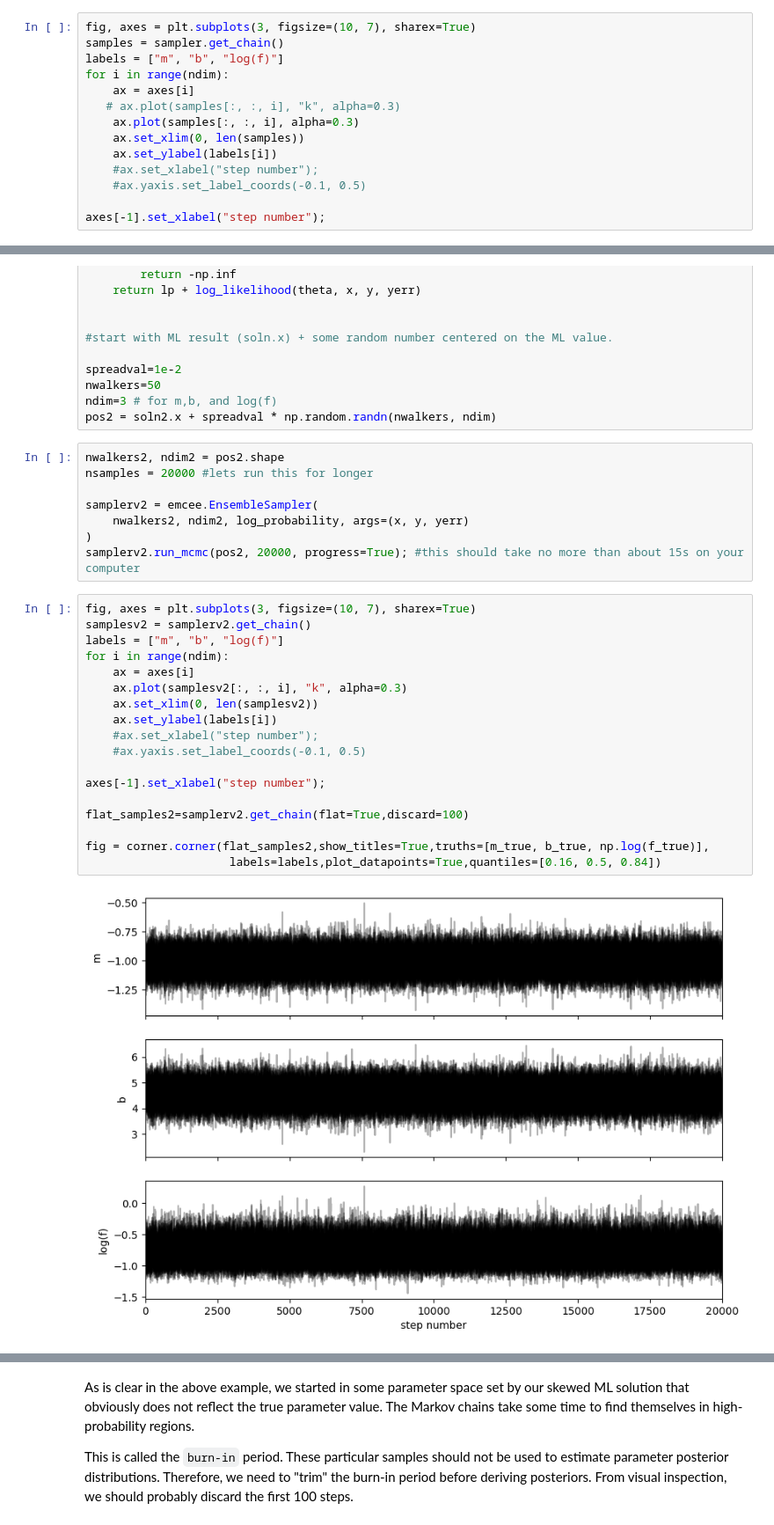
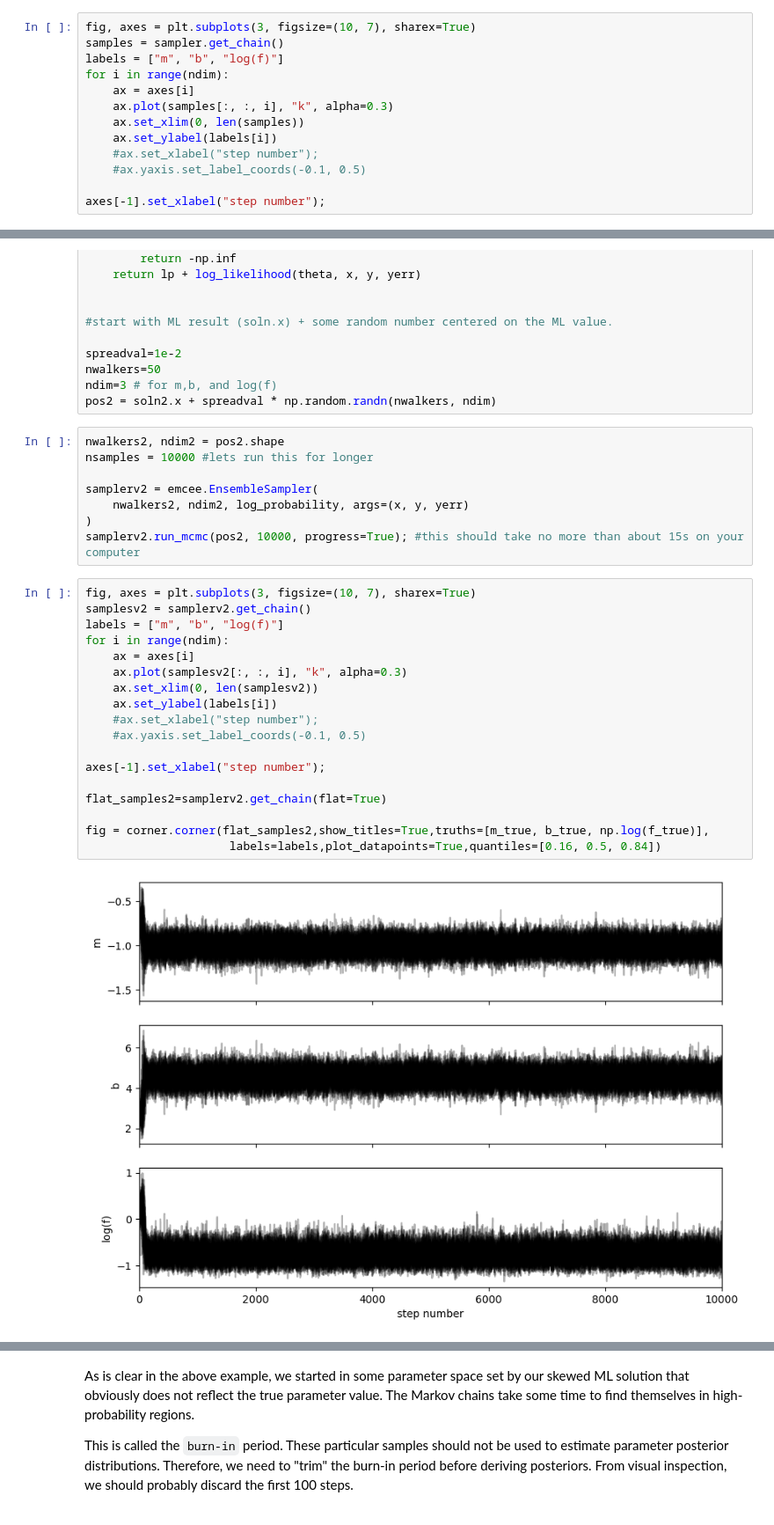
Before and after one commit to thaynecurrie/phys7903_fall2026, a Jupyter notebook: ScientificPythonNotes/Bayesian_MCMC/Python_MCMC_part2b.ipynb, the cells around one changed output, grey strips where cells are left out. Shown at 88% size. Saved outputs shown, nothing was run; the diff lists cells and outputs as text.

Commit message:
adding bayesian/mcmc

```diff
--- a/ScientificPythonNotes/Bayesian_MCMC/Python_MCMC_part2b.ipynb
+++ b/ScientificPythonNotes/Bayesian_MCMC/Python_MCMC_part2b.ipynb
@@ -192,8 +192,7 @@ samples = sampler.get_chain()
 labels = ["m", "b", "log(f)"]
 for i in range(ndim):
     ax = axes[i]
-   # ax.plot(samples[:, :, i], "k", alpha=0.3)
-    ax.plot(samples[:, :, i], alpha=0.3)
+    ax.plot(samples[:, :, i], "k", alpha=0.3)
     ax.set_xlim(0, len(samples))
     ax.set_ylabel(labels[i])
     #ax.set_xlabel("step number");
@@ -380,29 +379,29 @@ ndim=3 # for m,b, and log(f)
 pos2 = soln2.x + spreadval * np.random.randn(nwalkers, ndim)
 # %%
 nwalkers2, ndim2 = pos2.shape
-nsamples = 20000 #lets run this for longer
+nsamples = 10000 #lets run this for longer
 
 samplerv2 = emcee.EnsembleSampler(
     nwalkers2, ndim2, log_probability, args=(x, y, yerr)
 )
-samplerv2.run_mcmc(pos2, 20000, progress=True); #this should take no more than about 15s on your computer
+samplerv2.run_mcmc(pos2, 10000, progress=True); #this should take no more than about 15s on your computer
 # %%
 fig, axes = plt.subplots(3, figsize=(10, 7), sharex=True)
 samplesv2 = samplerv2.get_chain()
 labels = ["m", "b", "log(f)"]
 for i in range(ndim):
     ax = axes[i]
     ax.plot(samplesv2[:, :, i], "k", alpha=0.3)
     ax.set_xlim(0, len(samplesv2))
     ax.set_ylabel(labels[i])
     #ax.set_xlabel("step number");
     #ax.yaxis.set_label_coords(-0.1, 0.5)
 
 axes[-1].set_xlabel("step number");
 
-flat_samples2=samplerv2.get_chain(flat=True,discard=100)
+flat_samples2=samplerv2.get_chain(flat=True)
 
 fig = corner.corner(flat_samples2,show_titles=True,truths=[m_true, b_true, np.log(f_true)],
                      labels=labels,plot_datapoints=True,quantiles=[0.16, 0.5, 0.84])
 # %% [output]
-[figure, old version]
+[figure, new version]
```
Also changed, not shown: parts of 12 cells of this notebook, 15 other files.
